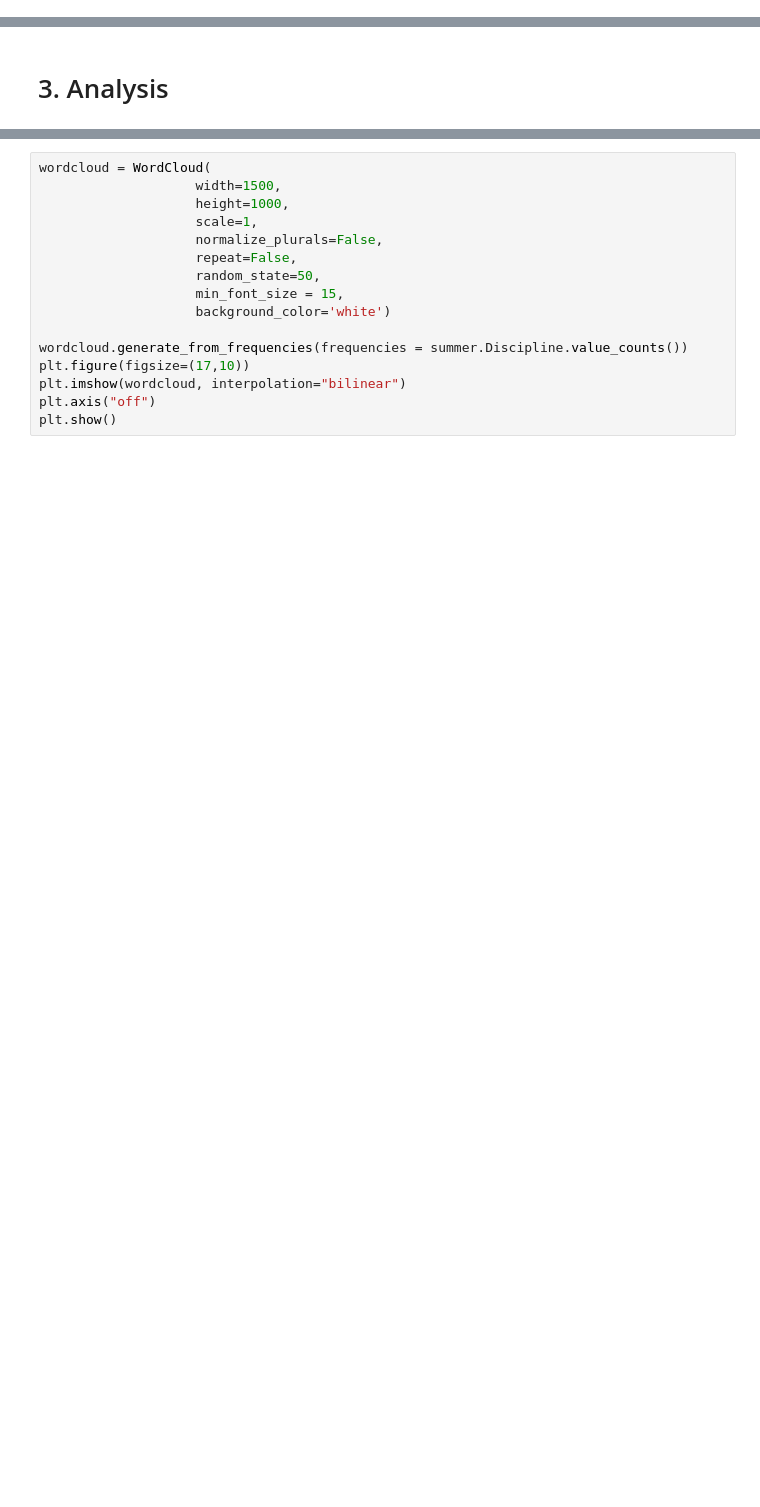
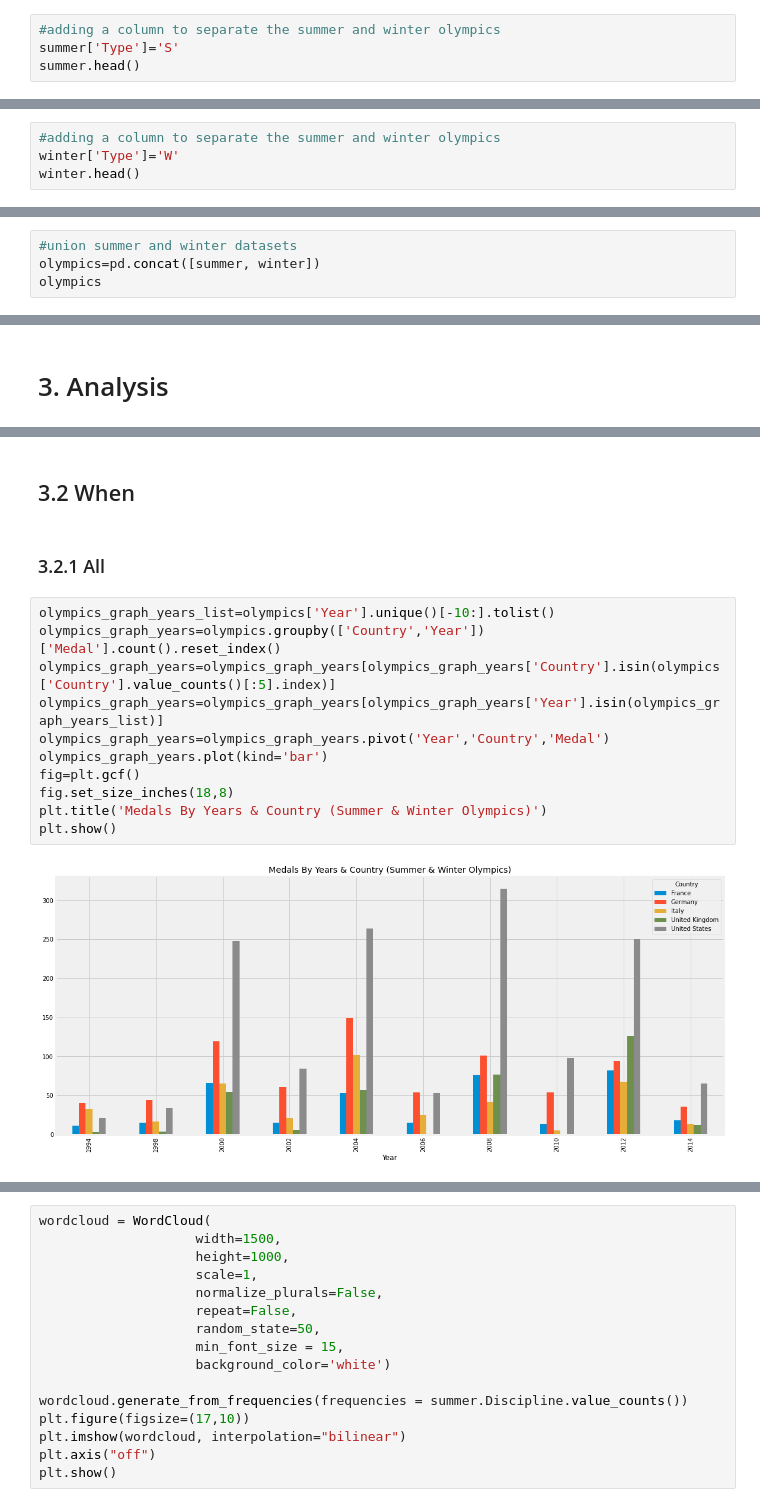
Before and after one commit to eozhisarcikli/olympic-game-analysis, a Jupyter notebook: Analysis & Visualization.ipynb, the cells around one changed output, grey strips where cells are left out. Cells and saved outputs as stored; diff of their text form; blank space fills up the shorter version.

```diff
--- a/Analysis & Visualization.ipynb
+++ b/Analysis & Visualization.ipynb
@@ -184,0 +177,4 @@ summer.head()
+# %%
+#adding a column to separate the summer and winter olympics
+summer['Type']='S'
+summer.head()
@@ -250,0 +246,4 @@ winter.head()
+# %%
+#adding a column to separate the summer and winter olympics
+winter['Type']='W'
+winter.head()
@@ -250,0 +259,4 @@ winter.head()
+# %%
+#union summer and winter datasets
+olympics=pd.concat([summer, winter])
+olympics
@@ -256,0 +344,17 @@ winter.head()
+# %% [markdown]
+## 3.2 When
+# %% [markdown]
+### 3.2.1 All
+# %%
+olympics_graph_years_list=olympics['Year'].unique()[-10:].tolist()
+olympics_graph_years=olympics.groupby(['Country','Year'])['Medal'].count().reset_index()
+olympics_graph_years=olympics_graph_years[olympics_graph_years['Country'].isin(olympics['Country'].value_counts()[:5].index)]
+olympics_graph_years=olympics_graph_years[olympics_graph_years['Year'].isin(olympics_graph_years_list)]
+olympics_graph_years=olympics_graph_years.pivot('Year','Country','Medal')
+olympics_graph_years.plot(kind='bar')
+fig=plt.gcf()
+fig.set_size_inches(18,8)
+plt.title('Medals By Years & Country (Summer & Winter Olympics)')
+plt.show()
+# %% [output]
+[figure, added]
```
Also changed, not shown: parts of 56 cells of this notebook.
